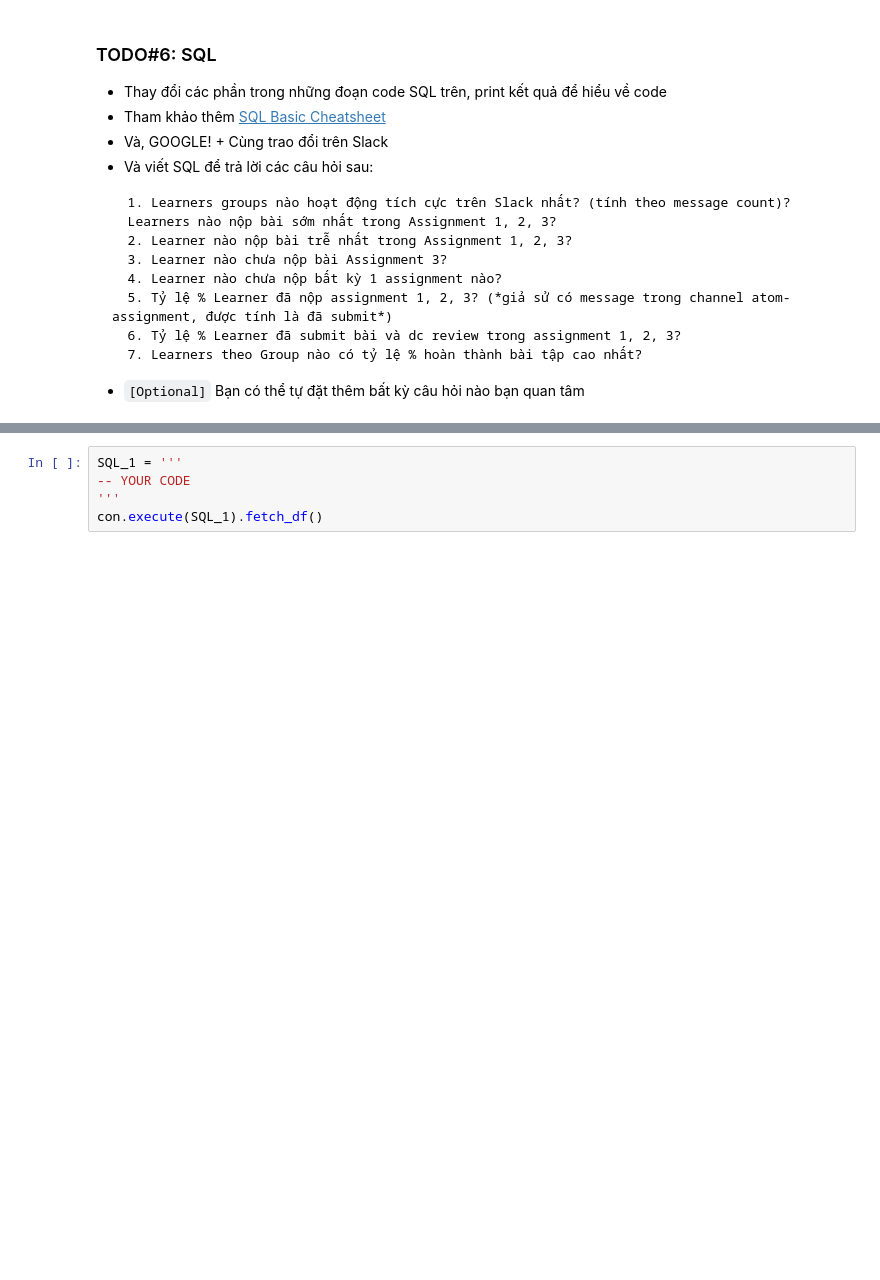
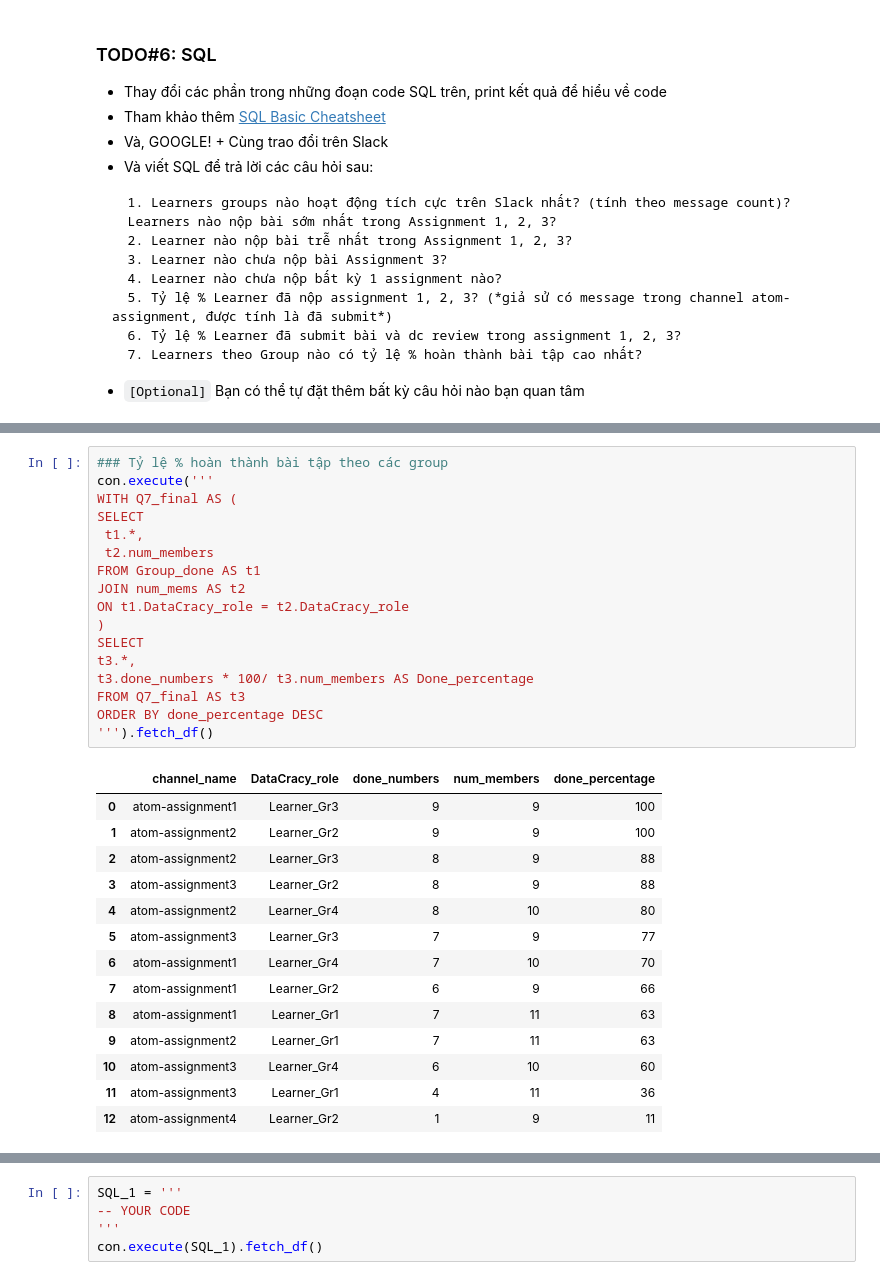
Before and after one commit to Ha-Huynh-Anh/atom-assignments, a Jupyter notebook: assignment_4/home_assignment_4.ipynb, the cells around one changed output, grey strips where cells are left out. Saved outputs shown, nothing was run; the diff lists cells and outputs as text; blank space fills up the shorter version.

```diff
--- a/assignment_4/home_assignment_4.ipynb
+++ b/assignment_4/home_assignment_4.ipynb
@@ -747 +867,33 @@ con.execute(SQL).fetch_df()
+# %%
+### Tỷ lệ % hoàn thành bài tập theo các group
+con.execute('''
+WITH Q7_final AS (
+SELECT
+ t1.*,
+ t2.num_members
+FROM Group_done AS t1
+JOIN num_mems AS t2
+ON t1.DataCracy_role = t2.DataCracy_role
+)
+SELECT
+t3.*,
+t3.done_numbers * 100/ t3.num_members AS Done_percentage
+FROM Q7_final AS t3
+ORDER BY done_percentage DESC
+''').fetch_df()
+# %% [output]
+|  | channel_name | DataCracy_role | done_numbers | num_members | done_percentage |
+| 0 | atom-assignment1 | Learner_Gr3 | 9 | 9 | 100 |
+| 1 | atom-assignment2 | Learner_Gr2 | 9 | 9 | 100 |
+| 2 | atom-assignment2 | Learner_Gr3 | 8 | 9 | 88 |
+| 3 | atom-assignment3 | Learner_Gr2 | 8 | 9 | 88 |
+| 4 | atom-assignment2 | Learner_Gr4 | 8 | 10 | 80 |
+| 5 | atom-assignment3 | Learner_Gr3 | 7 | 9 | 77 |
+| 6 | atom-assignment1 | Learner_Gr4 | 7 | 10 | 70 |
+| 7 | atom-assignment1 | Learner_Gr2 | 6 | 9 | 66 |
+| 8 | atom-assignment1 | Learner_Gr1 | 7 | 11 | 63 |
+| 9 | atom-assignment2 | Learner_Gr1 | 7 | 11 | 63 |
+| 10 | atom-assignment3 | Learner_Gr4 | 6 | 10 | 60 |
+| 11 | atom-assignment3 | Learner_Gr1 | 4 | 11 | 36 |
+| 12 | atom-assignment4 | Learner_Gr2 | 1 | 9 | 11 |
 # %%
```
Also changed, not shown: parts of 22 cells of this notebook.
